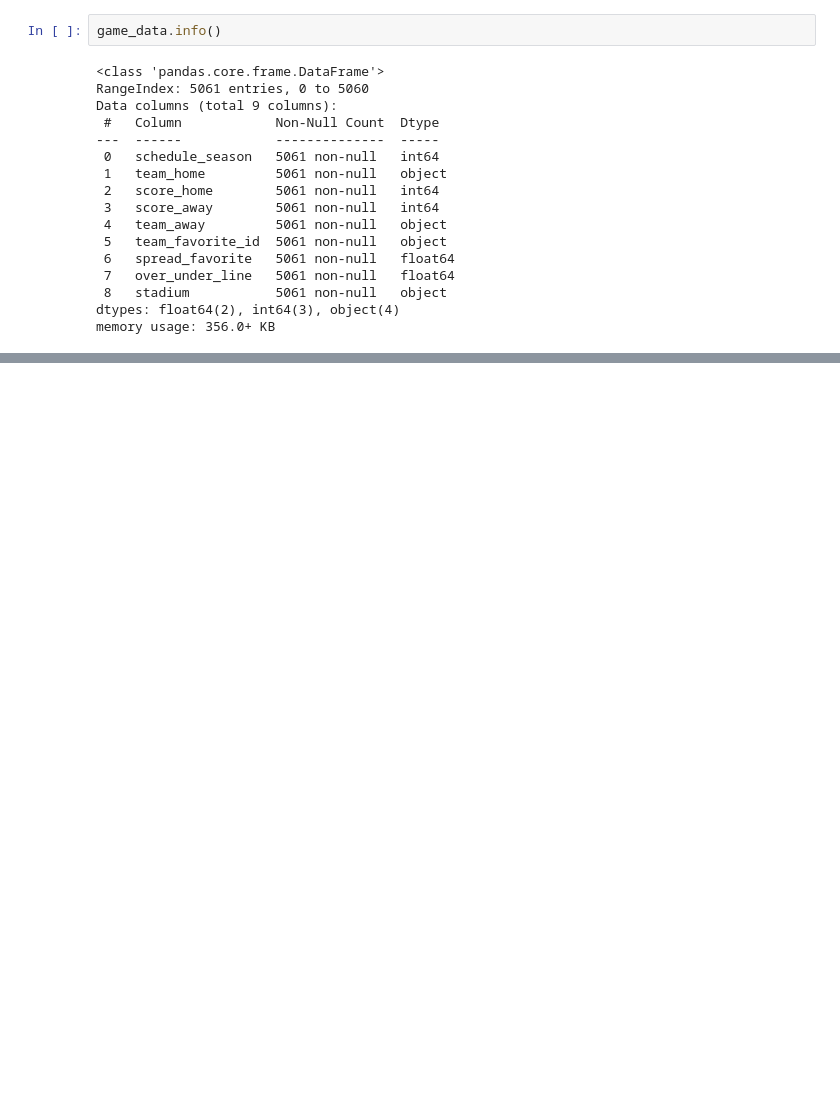
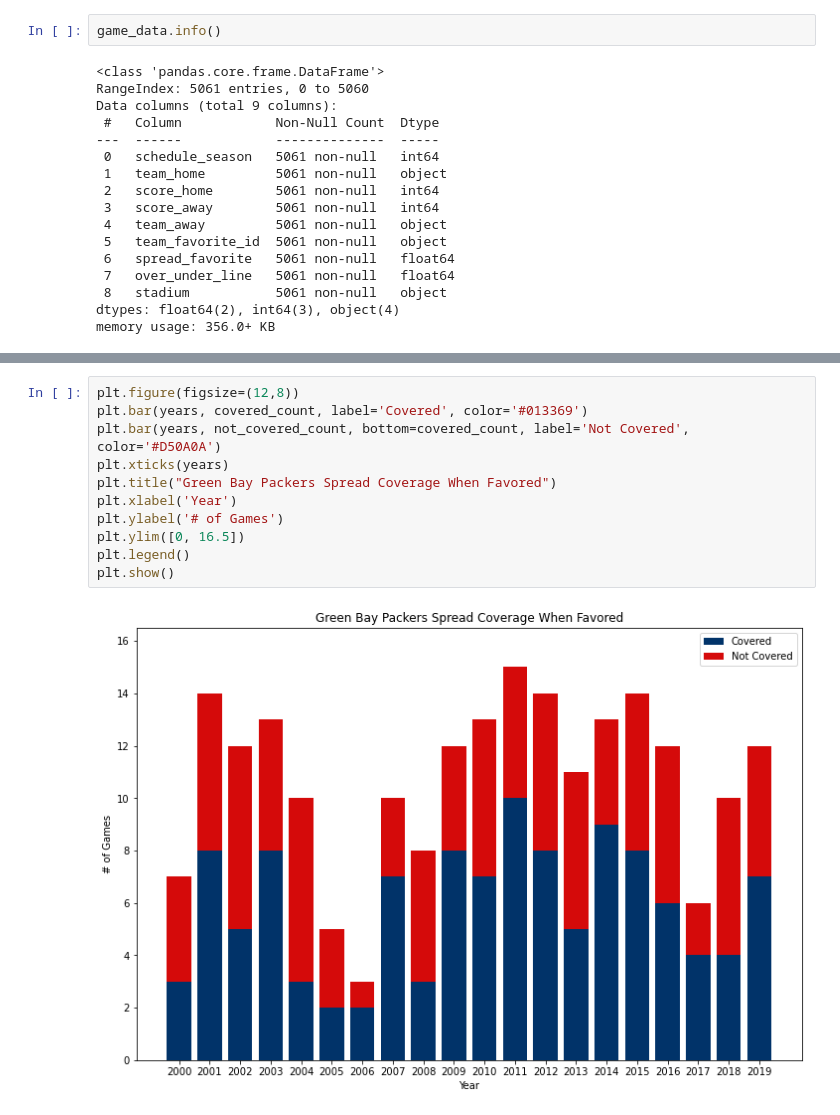
Before and after one commit to gvader24/smu_project1_nfl, a Jupyter notebook: Gage's Work/Regression.ipynb, the cells around one changed output, grey strips where cells are left out. Cells and saved outputs as stored; diff of their text form; blank space fills up the shorter version.

```diff
--- a/Gage's Work/Regression.ipynb
+++ b/Gage's Work/Regression.ipynb
@@ -62,0 +199,13 @@ memory usage: 2.2+ KB
+# %%
+plt.figure(figsize=(12,8))
+plt.bar(years, covered_count, label='Covered', color='#013369')
+plt.bar(years, not_covered_count, bottom=covered_count, label='Not Covered', color='#D50A0A')
+plt.xticks(years)
+plt.title("Green Bay Packers Spread Coverage When Favored")
+plt.xlabel('Year')
+plt.ylabel('# of Games')
+plt.ylim([0, 16.5])
+plt.legend()
+plt.show()
+# %% [output]
+[figure, added]
```
Also changed, not shown: parts of 45 cells of this notebook.
